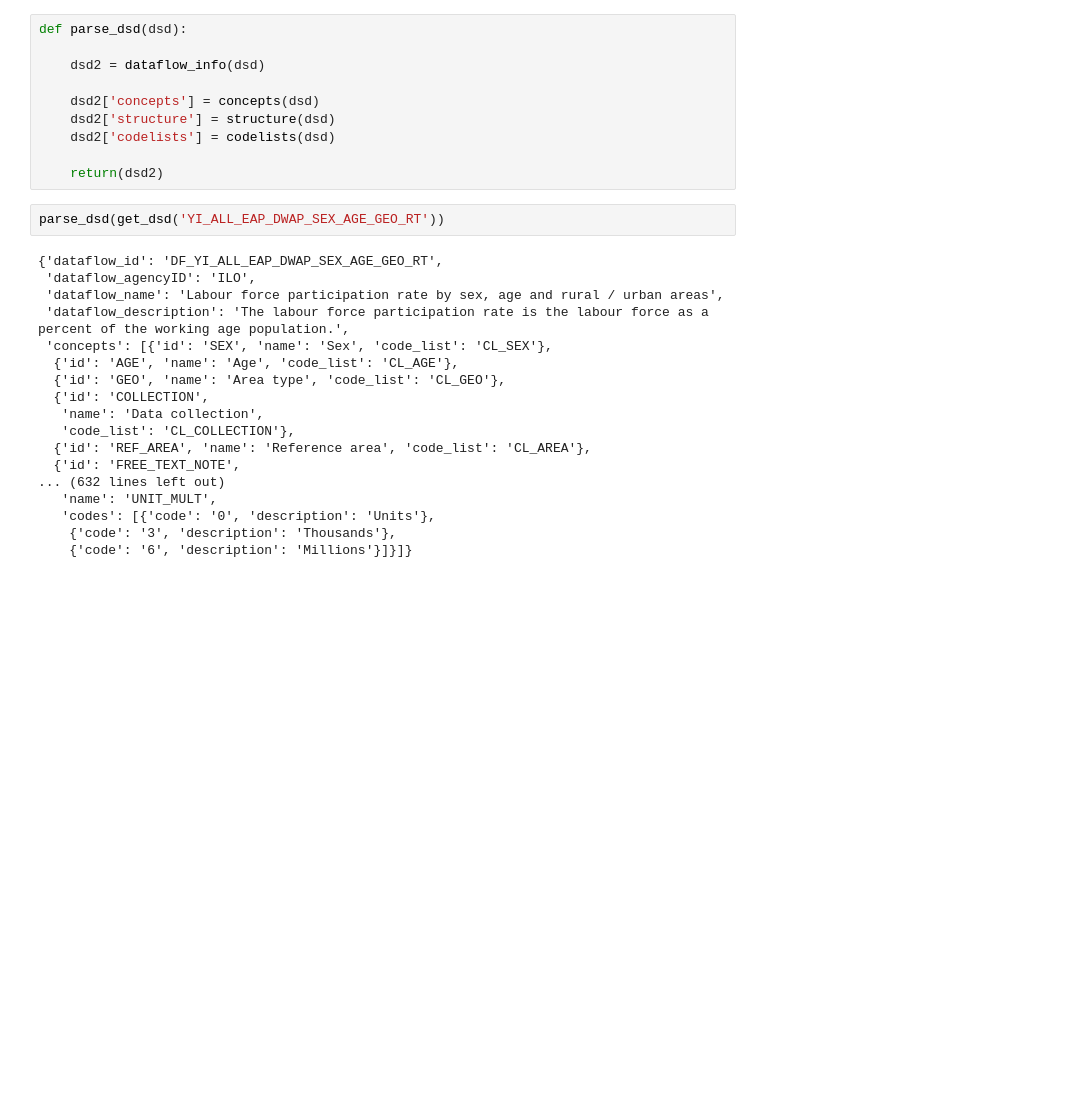
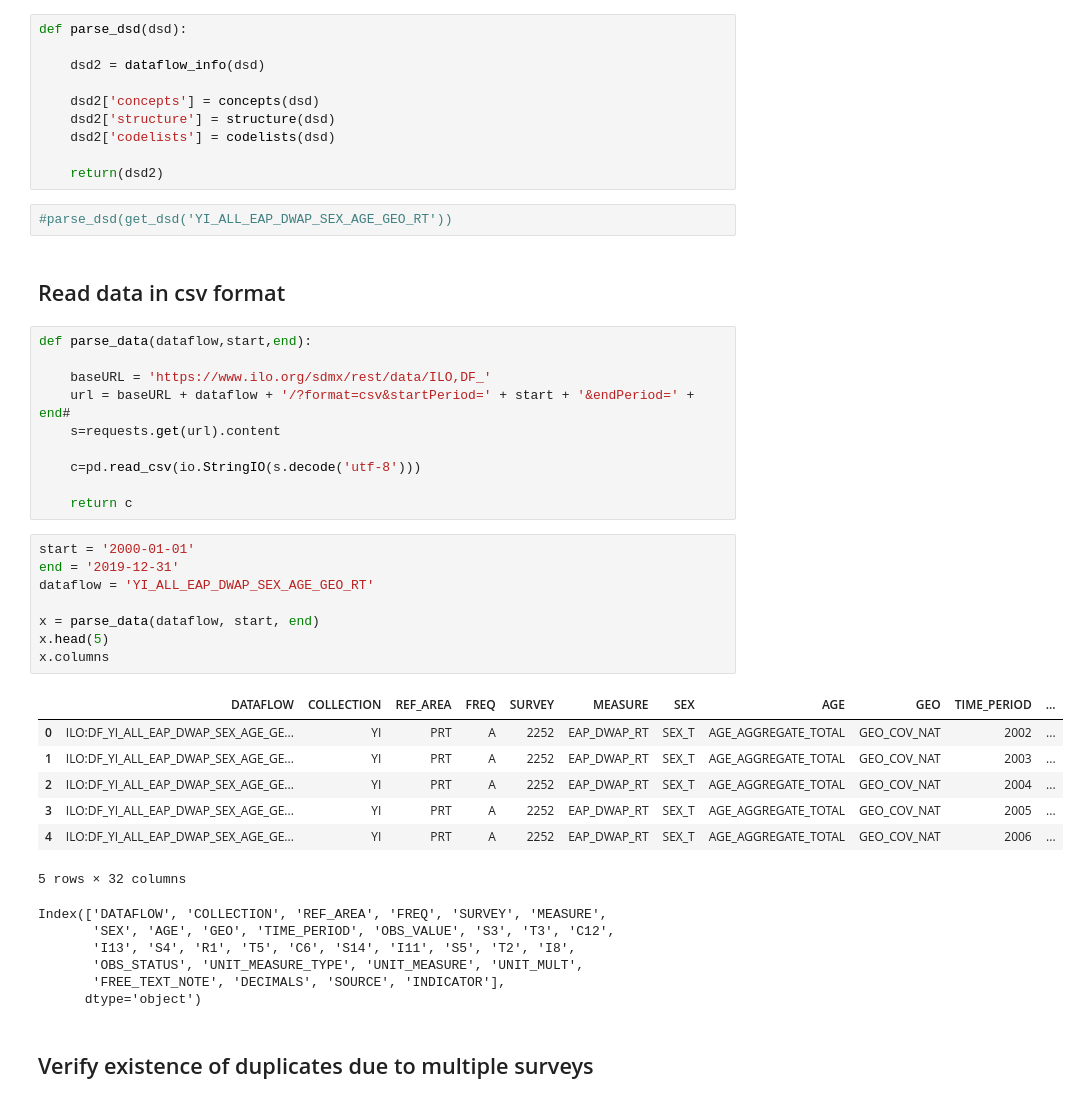
Before and after one commit to UNStats/WorldsWomen, a Jupyter notebook: Notebooks/Script01_DSD_ILO.ipynb, the cells around one changed output. Saved outputs shown, nothing was run; the diff lists cells and outputs as text; blank space fills up the shorter version.

```diff
--- a/Notebooks/Script01_DSD_ILO.ipynb
+++ b/Notebooks/Script01_DSD_ILO.ipynb
@@ -251,22 +203,40 @@ def parse_dsd(dsd):
 
     return(dsd2)
 # %%
-parse_dsd(get_dsd('YI_ALL_EAP_DWAP_SEX_AGE_GEO_RT'))
+#parse_dsd(get_dsd('YI_ALL_EAP_DWAP_SEX_AGE_GEO_RT'))
-# %% [output]
-{'dataflow_id': 'DF_YI_ALL_EAP_DWAP_SEX_AGE_GEO_RT',
- 'dataflow_agencyID': 'ILO',
- 'dataflow_name': 'Labour force participation rate by sex, age and rural / urban areas',
- 'dataflow_description': 'The labour force participation rate is the labour force as a percent of the working age population.',
- 'concepts': [{'id': 'SEX', 'name': 'Sex', 'code_list': 'CL_SEX'},
-  {'id': 'AGE', 'name': 'Age', 'code_list': 'CL_AGE'},
-  {'id': 'GEO', 'name': 'Area type', 'code_list': 'CL_GEO'},
-  {'id': 'COLLECTION',
-   'name': 'Data collection',
-   'code_list': 'CL_COLLECTION'},
-  {'id': 'REF_AREA', 'name': 'Reference area', 'code_list': 'CL_AREA'},
-  {'id': 'FREE_TEXT_NOTE',
-... (632 lines left out)
-   'name': 'UNIT_MULT',
-   'codes': [{'code': '0', 'description': 'Units'},
-    {'code': '3', 'description': 'Thousands'},
-    {'code': '6', 'description': 'Millions'}]}]}
+# %% [markdown]
+## Read data in csv format
+# %%
+def parse_data(dataflow,start,end):
+
+    baseURL = 'https://www.ilo.org/sdmx/rest/data/ILO,DF_'
+    url = baseURL + dataflow + '/?format=csv&startPeriod=' + start + '&endPeriod=' + end#
+    s=requests.get(url).content
+
+    c=pd.read_csv(io.StringIO(s.decode('utf-8')))
+
+    return c
+# %%
+start = '2000-01-01'
+end = '2019-12-31'
+dataflow = 'YI_ALL_EAP_DWAP_SEX_AGE_GEO_RT'
+
+x = parse_data(dataflow, start, end)
+x.head(5)
+x.columns
+# %% [output]
+|  | DATAFLOW | COLLECTION | REF_AREA | FREQ | SURVEY | MEASURE | SEX | AGE | GEO | TIME_PERIOD | ... |
+| 0 | ILO:DF_YI_ALL_EAP_DWAP_SEX_AGE_GE... | YI | PRT | A | 2252 | EAP_DWAP_RT | SEX_T | AGE_AGGREGATE_TOTAL | GEO_COV_NAT | 2002 | ... |
+| 1 | ILO:DF_YI_ALL_EAP_DWAP_SEX_AGE_GE... | YI | PRT | A | 2252 | EAP_DWAP_RT | SEX_T | AGE_AGGREGATE_TOTAL | GEO_COV_NAT | 2003 | ... |
+| 2 | ILO:DF_YI_ALL_EAP_DWAP_SEX_AGE_GE... | YI | PRT | A | 2252 | EAP_DWAP_RT | SEX_T | AGE_AGGREGATE_TOTAL | GEO_COV_NAT | 2004 | ... |
+| 3 | ILO:DF_YI_ALL_EAP_DWAP_SEX_AGE_GE... | YI | PRT | A | 2252 | EAP_DWAP_RT | SEX_T | AGE_AGGREGATE_TOTAL | GEO_COV_NAT | 2005 | ... |
+| 4 | ILO:DF_YI_ALL_EAP_DWAP_SEX_AGE_GE... | YI | PRT | A | 2252 | EAP_DWAP_RT | SEX_T | AGE_AGGREGATE_TOTAL | GEO_COV_NAT | 2006 | ... |
+5 rows × 32 columns
+Index(['DATAFLOW', 'COLLECTION', 'REF_AREA', 'FREQ', 'SURVEY', 'MEASURE',
+       'SEX', 'AGE', 'GEO', 'TIME_PERIOD', 'OBS_VALUE', 'S3', 'T3', 'C12',
+       'I13', 'S4', 'R1', 'T5', 'C6', 'S14', 'I11', 'S5', 'T2', 'I8',
+       'OBS_STATUS', 'UNIT_MEASURE_TYPE', 'UNIT_MEASURE', 'UNIT_MULT',
+       'FREE_TEXT_NOTE', 'DECIMALS', 'SOURCE', 'INDICATOR'],
+      dtype='object')
+# %% [markdown]
+## Verify existence of duplicates due to multiple surveys
```
Also changed, not shown: parts of 29 cells of this notebook, 3 other files.
